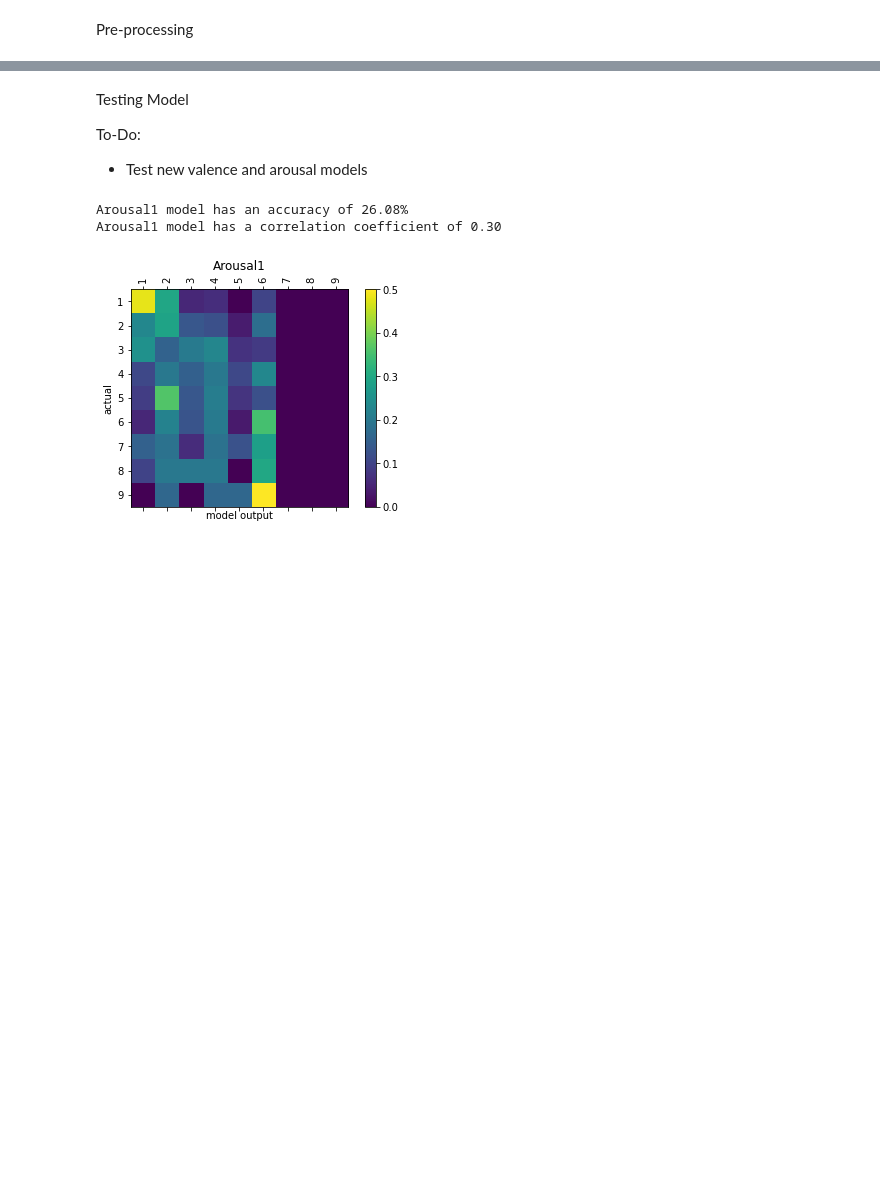
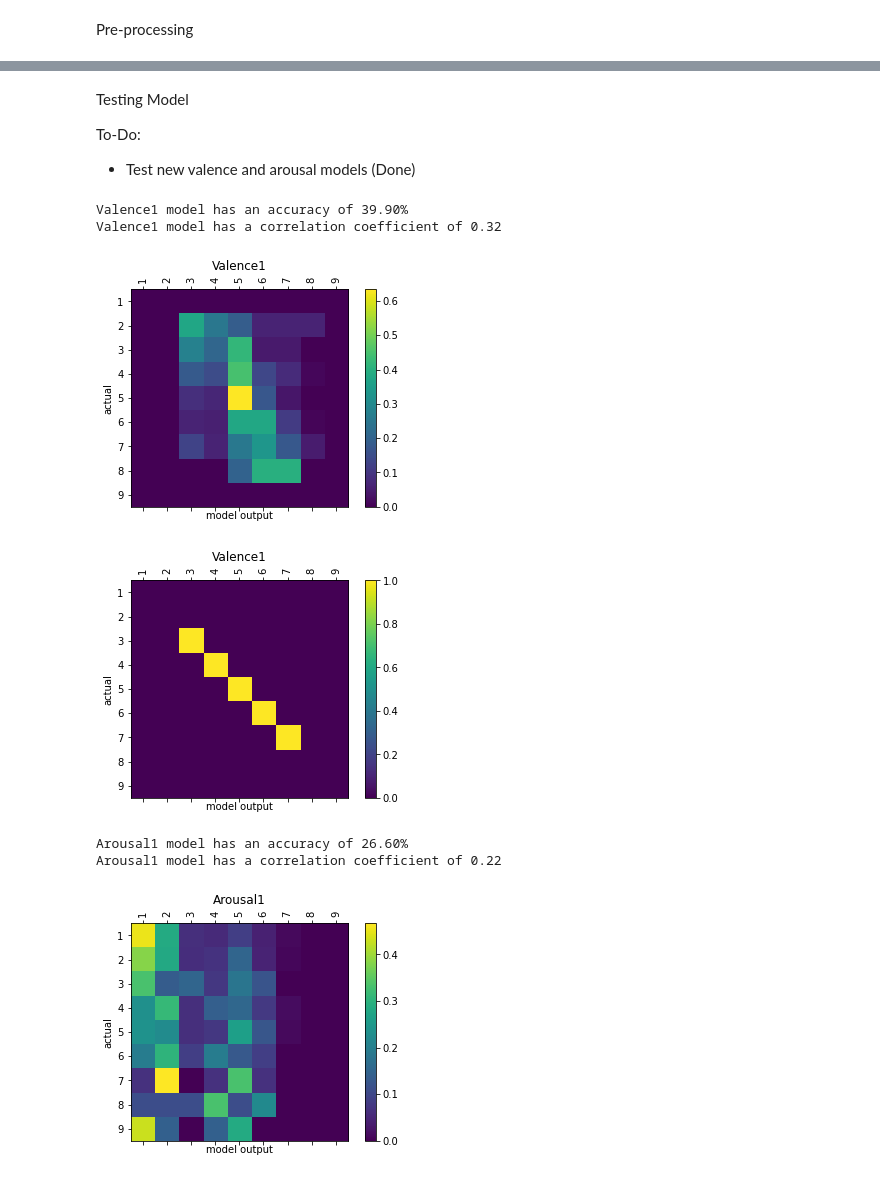
Before and after one commit to NathanKelderman1/CSE842-Project, a Jupyter notebook: Updated RNN.ipynb, the cells around one changed output, grey strips where cells are left out. Cells and saved outputs as stored; diff of their text form; code cells hidden in the pictures; blank space fills up the shorter version.

Commit message:
Updated RNN to create a model for both valence and arousal. Added text for step 5 submission.

```diff
--- a/Updated RNN.ipynb
+++ b/Updated RNN.ipynb
@@ -26,6 +27,8 @@ To-do:
 headers = ['Anonymized Message', 'Valence1', 'Valence2', 'Arousal1', 'Arousal2']
 dtypes = {'Anonymized Message':'str', 'Valence1':'float', 'Valence2':'float', 'Arousal1':'float', 'Arousal2':'float'}
 data = pd.read_csv("dataset-fb-valence-arousal-anon.csv", encoding='utf8', skiprows=[0], names=headers, dtype=dtypes, na_filter=False)
+data['Valence1'] = (data.Valence1 + data.Valence2) // 2 + 1
+data['Arousal1'] = (data.Arousal1 + data.Arousal2) // 2 + 1
 data = data.sample(frac=1).reset_index(drop=True)
 # %% [markdown]
 Pre-processing
@@ -76,4 +79,5 @@ def get_model(col):
     return model, X_train, X_test, y_train, y_test
 
 v1_model, v1_xtrain, v1_xtest, v1_ytrain, v1_ytest = get_model('Valence1')
+a1_model, a1_xtrain, a1_xtest, a1_ytrain, a1_ytest = get_model('Arousal1')
 # %% [output]
@@ -110,4 +114,8 @@ def train_model(model, X, y):
 v1_model.summary()
 v1_model = train_model(v1_model, v1_xtrain, v1_ytrain)
 v1_model.save('valence1_analysis.h5')
+
+a1_model.summary()
+a1_model = train_model(a1_model, a1_xtrain, a1_ytrain)
+a1_model.save('arousal1_analysis.h5')
 # %% [output]
@@ -132,7 +140,7 @@ Epoch 8/8
 Testing Model
 
 To-Do:
-- Test new valence and arousal models
+- Test new valence and arousal models (Done)
 # %%
 def test_model(col, model, X_test, y_test):
     # make predictions
@@ -140,6 +148,7 @@ def test_model(col, model, X_test, y_test):
 
     # establish confusion matrix
     confusion = np.zeros([9,9])
+    confusionA = np.zeros([9,9])
     correct = 0
     total = 0
     pred_vals = []
@@ -151,6 +160,7 @@ def test_model(col, model, X_test, y_test):
         confusion[actual_i][guess_i] += 1
         if guess_i == actual_i:
             correct += 1
+            confusionA[actual_i][guess_i] += 1
         pred_vals.append(guess_i + 1)
         actual_vals.append(actual_i + 1)
 
@@ -164,33 +174,58 @@ def test_model(col, model, X_test, y_test):
     print('%s model has an accuracy of %.2f%%' % (col, acc))
     print('%s model has a correlation coefficient of %.2f' % (col, r_val))
 
     # normalize confusion matrix
     for i in range(0, 9):
         sum = confusion[i].sum()
         if sum > 0:
             confusion[i] = confusion[i] / sum
 
+
     # plot results
     fig = plt.figure()
     ax = fig.add_subplot(111)
     cax = ax.matshow(confusion)
     fig.colorbar(cax)
 
     categories = [1, 2, 3, 4, 5, 6, 7, 8, 9]
     ax.set_xticklabels([''] + categories, rotation=90)
     ax.set_yticklabels([''] + categories)
     ax.xaxis.set_major_locator(ticker.MultipleLocator(1))
     ax.yaxis.set_major_locator(ticker.MultipleLocator(1))
 
     plt.xlabel('model output')
     plt.ylabel('actual')
     plt.title(col)
 
     plt.show()
 
+
+    # plot results
+    fig = plt.figure()
+    ax = fig.add_subplot(111)
+    cax = ax.matshow(confusionA)
+    fig.colorbar(cax)
+
+    categories = [1, 2, 3, 4, 5, 6, 7, 8, 9]
+    ax.set_xticklabels([''] + categories, rotation=90)
+    ax.set_yticklabels([''] + categories)
+    ax.xaxis.set_major_locator(ticker.MultipleLocator(1))
+    ax.yaxis.set_major_locator(ticker.MultipleLocator(1))
+
+    plt.xlabel('model output')
+    plt.ylabel('actual')
+    plt.title(col)
+
+    plt.show()
+
 # make and plot predictions
 test_model('Valence1', v1_model, v1_xtest, v1_ytest)
+test_model('Arousal1', a1_model, a1_xtest, a1_ytest)
 # %% [output]
-Arousal1 model has an accuracy of 26.08%
-Arousal1 model has a correlation coefficient of 0.30
+Valence1 model has an accuracy of 39.90%
+Valence1 model has a correlation coefficient of 0.32
-[figure, old version]
+[figure, new version]
+[figure, added]
+Arousal1 model has an accuracy of 26.60%
+Arousal1 model has a correlation coefficient of 0.22
+[figure, added]
```
Also changed, not shown: parts of 7 cells of this notebook, 1 other file.
